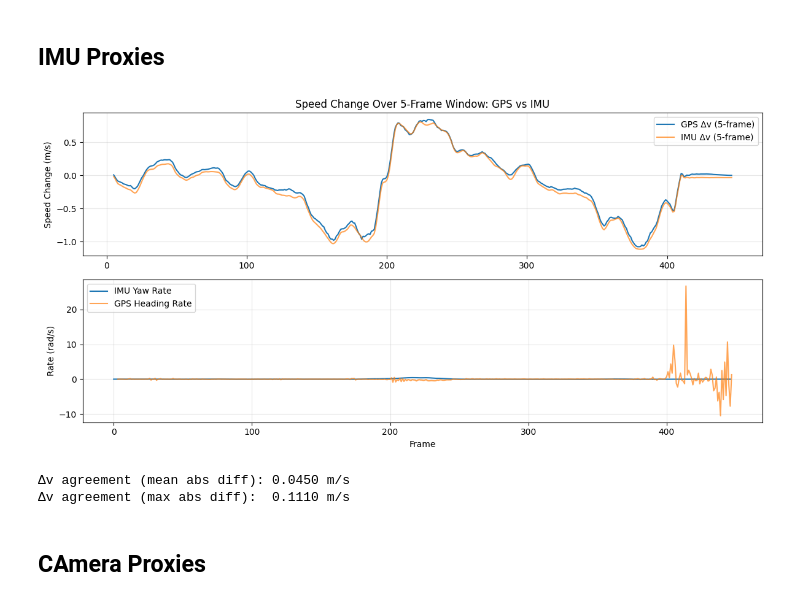
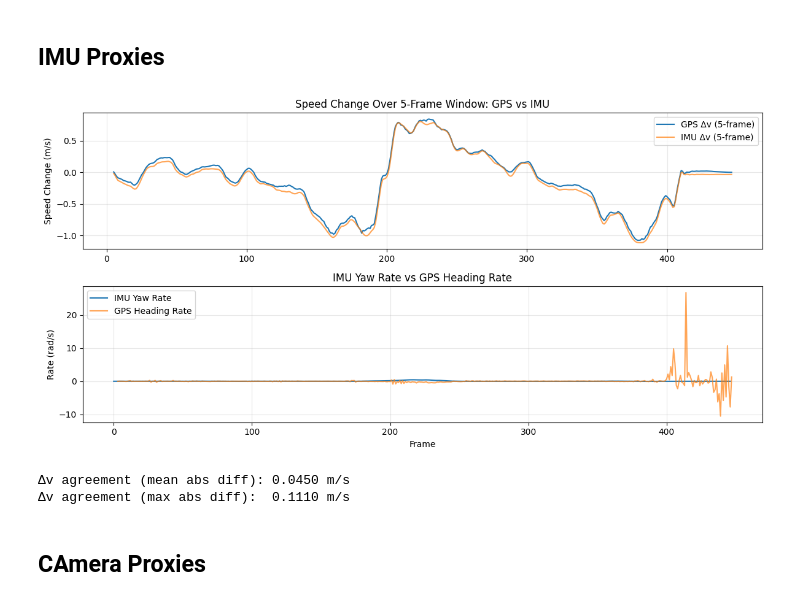
Before and after one commit to Dharani9018/SensorTrust, a Jupyter notebook: notebooks/02_proxy_validation.ipynb, the cells around one changed output. Cells and saved outputs as stored; diff of their text form; code cells hidden in the pictures.

```diff
--- a/notebooks/02_proxy_validation.ipynb
+++ b/notebooks/02_proxy_validation.ipynb
@@ -73,34 +77,35 @@ gps = extract_all_gps_proxies(data.oxts, dt=dt, window=5)
 window = 5
 gps_dv = gps['delta_v']
 imu_dv = imu['delta_v']
 
 # Plot
 fig, (ax1, ax2) = plt.subplots(2, 1, figsize=(12, 6))
 
 ax1.plot(gps_dv, label='GPS Δv (5-frame)')
 ax1.plot(imu_dv, label='IMU Δv (5-frame)', alpha=0.7)
 ax1.set_ylabel('Speed Change (m/s)')
 ax1.set_title('Speed Change Over 5-Frame Window: GPS vs IMU')
 ax1.legend()
 ax1.grid(True, alpha=0.3)
 
 ax2.plot(imu['yaw_rate'], label='IMU Yaw Rate')
 ax2.plot(gps['heading_rate'], label='GPS Heading Rate', alpha=0.7)
 ax2.set_ylabel('Rate (rad/s)')
 ax2.set_xlabel('Frame')
+ax2.set_title('IMU Yaw Rate vs GPS Heading Rate')
 ax2.legend()
 ax2.grid(True, alpha=0.3)
 
 plt.tight_layout()
 plt.show()
 
 # Agreement on speed change
 valid = ~(np.isnan(gps_dv) | np.isnan(imu_dv))
 dv_diff = np.abs(gps_dv[valid] - imu_dv[valid])
 print(f"Δv agreement (mean abs diff): {np.mean(dv_diff):.4f} m/s")
 print(f"Δv agreement (max abs diff):  {np.max(dv_diff):.4f} m/s")
 # %% [output]
-[figure, old version]
+[figure, new version]
 Δv agreement (mean abs diff): 0.0450 m/s
 Δv agreement (max abs diff):  0.1110 m/s
 # %% [markdown]
```
Also changed, not shown: parts of 5 cells of this notebook, 2 other files.
